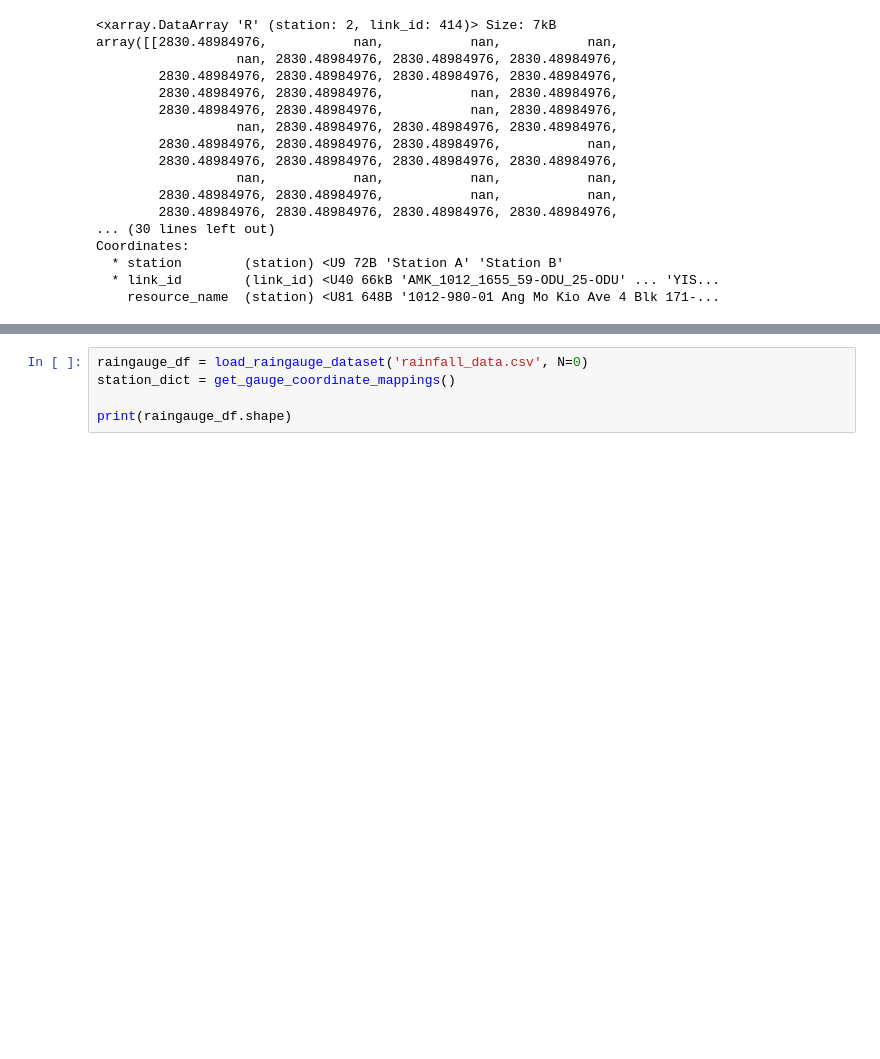
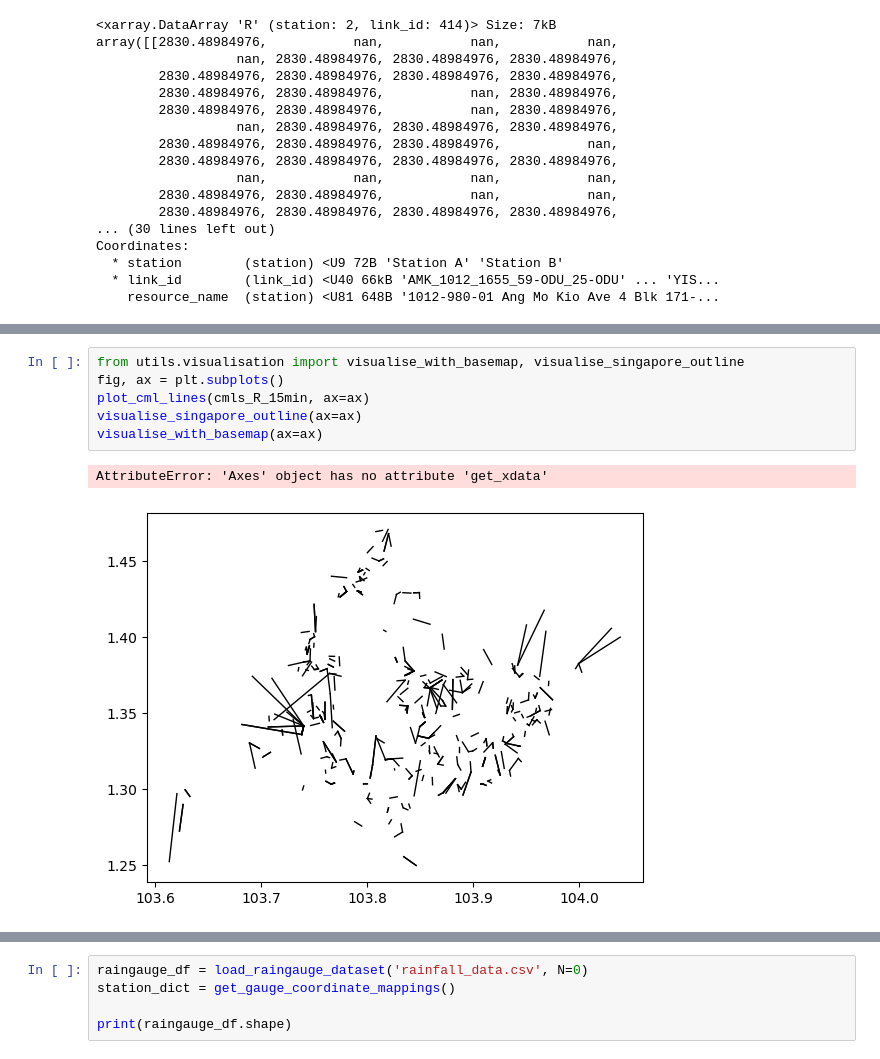
Before and after one commit to jylow/rainfall_data_fusion, a Jupyter notebook: cml.ipynb, the cells around one changed output, grey strips where cells are left out. Cells and saved outputs as stored; diff of their text form; blank space fills up the shorter version.

```diff
--- a/cml.ipynb
+++ b/cml.ipynb
@@ -393,3 +388,12 @@ fig.colorbar(pc, label="rainfall sum in mm")
 # %% [output]
 <matplotlib.colorbar.Colorbar at 0x...>
 [figure]
+# %%
+from utils.visualisation import visualise_with_basemap, visualise_singapore_outline
+fig, ax = plt.subplots()
+plot_cml_lines(cmls_R_15min, ax=ax)
+visualise_singapore_outline(ax=ax)
+visualise_with_basemap(ax=ax)
+# %% [output]
+AttributeError: 'Axes' object has no attribute 'get_xdata'
+[figure, added]
```
Also changed, not shown: parts of 11 cells of this notebook, 13 other files.
